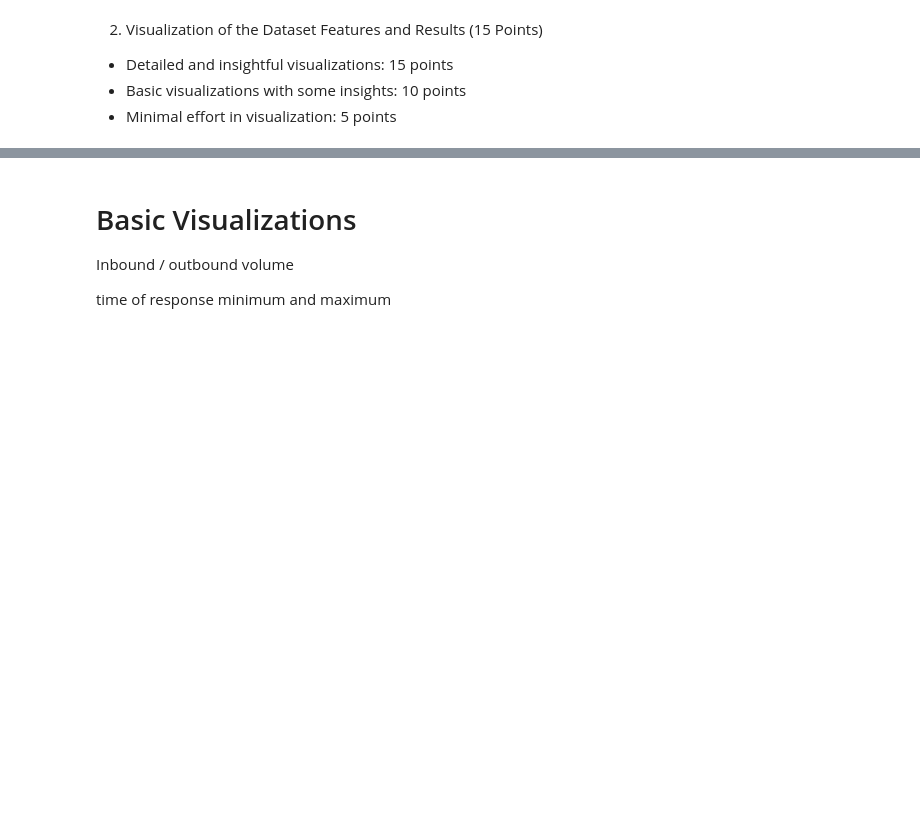
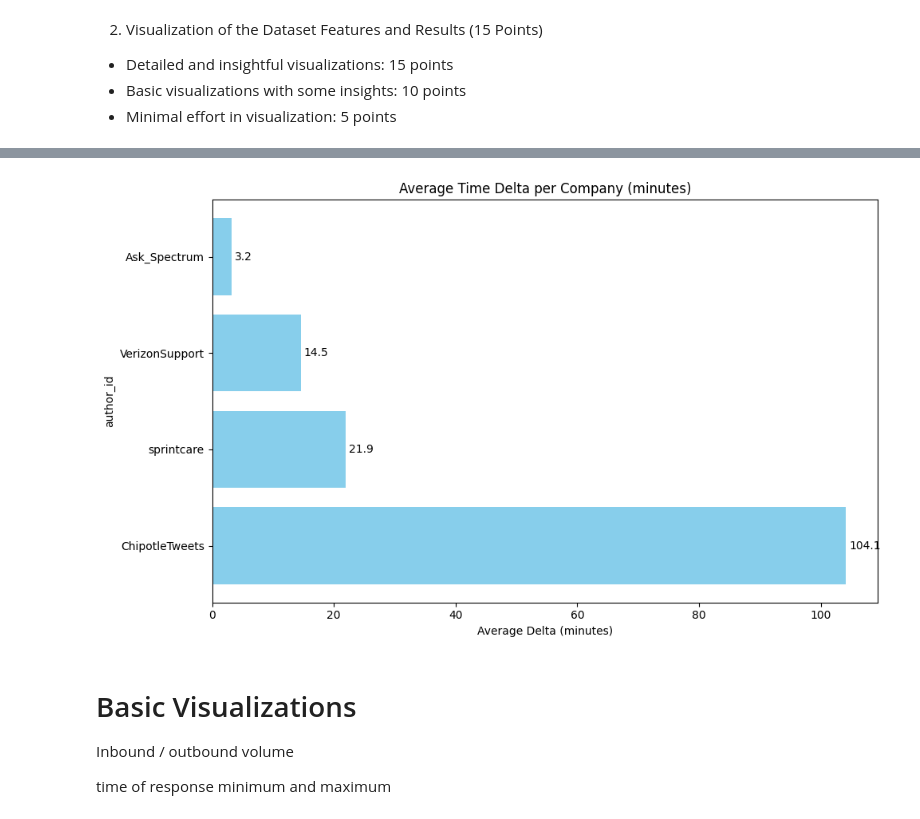
Before and after one commit to luizdataeng/project_nlp_fanshawe, a Jupyter notebook: main.ipynb, the cells around one changed output, grey strips where cells are left out. Cells and saved outputs as stored; diff of their text form; code cells hidden in the pictures; blank space fills up the shorter version.

```diff
--- a/main.ipynb
+++ b/main.ipynb
@@ -179,3 +261,41 @@ SYM appears 9 times in the POS tags
+# %%
+# Convert 'created_at' to datetime
+data['created_at'] = pd.to_datetime(data['created_at'], format='%a %b %d %H:%M:%S %z %Y')
+
+# We will only analyze company tweets (inbound == False)
+company_data = data[data['inbound'] == False]
+
+# Sort by author_id and datetime (important for delta calculation)
+company_data = company_data.sort_values(by=['author_id', 'created_at'])
+
+# Group by author and calculate deltas
+company_data['time_delta'] = company_data.groupby('author_id')['created_at'].diff().dt.total_seconds() / 60
+
+# Remove first rows (delta is NaN for first entry of each author)
+company_data = company_data.dropna(subset=['time_delta'])
+
+# Now calculate average delta per author
+avg_delta_per_author = company_data.groupby('author_id')['time_delta'].mean().sort_values(ascending=True)
+
+# Take top 15 authors for clearer plot
+avg_delta_top15 = avg_delta_per_author.head(15)
+
+# Plot horizontal bars
+plt.figure(figsize=(10, 6))
+plt.barh(avg_delta_top15.index, avg_delta_top15.values, color='skyblue')
+plt.title('Average Time Delta per Company (minutes)')
+plt.xlabel('Average Delta (minutes)')
+plt.ylabel('author_id')
+plt.gca().invert_yaxis()
+plt.tight_layout()
+
+# Add value labels
+for i, v in enumerate(avg_delta_top15.values):
+    plt.text(v + 0.5, i, f"{v:.1f}", va='center')
+
+plt.show()
+# %% [output]
+[figure, added]
 # %% [markdown]
 # Basic Visualizations
 
```
Also changed, not shown: parts of 6 cells of this notebook.
